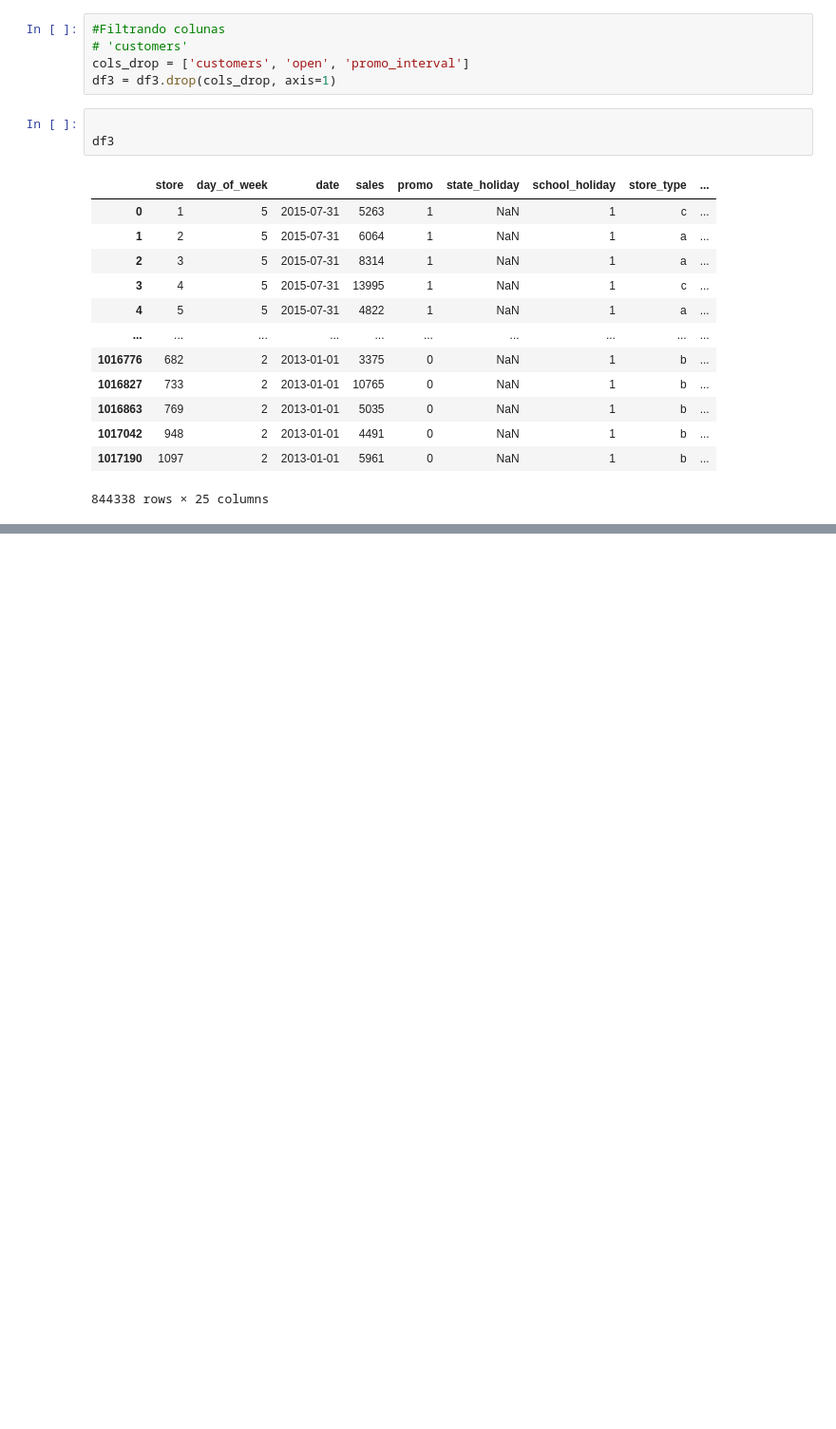
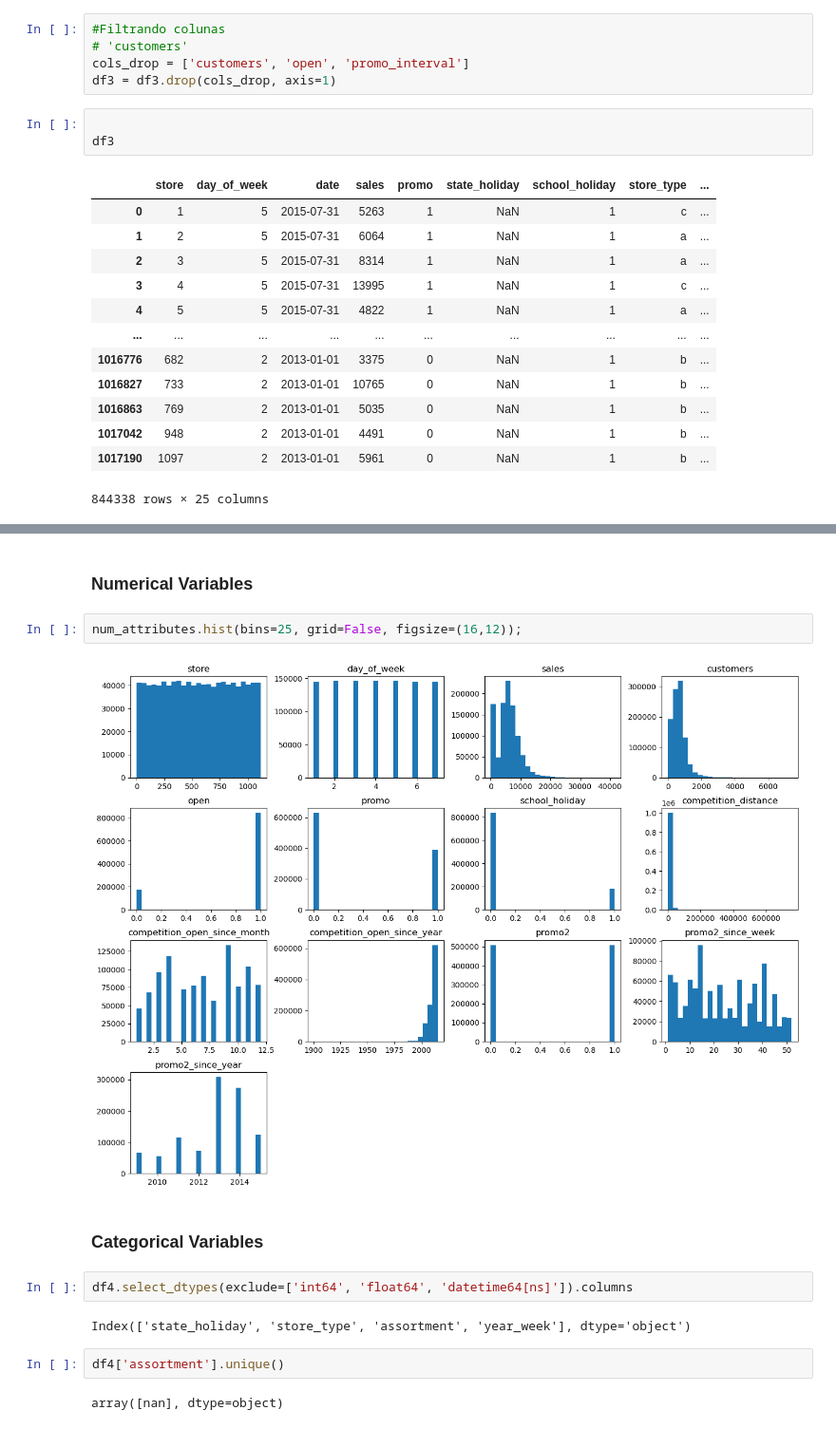
Before and after one commit to biazotogabriel/ds_em_producao, a Jupyter notebook: notebook.ipynb, the cells around one changed output, grey strips where cells are left out. Shown: that part at 95% size. Saved outputs shown, nothing was run; the diff lists cells and outputs as text; blank space fills up the shorter version.

```diff
--- a/notebook.ipynb
+++ b/notebook.ipynb
@@ -406,0 +423,16 @@ df3
+# %% [markdown]
+### Numerical Variables
+# %%
+num_attributes.hist(bins=25, grid=False, figsize=(16,12));
+# %% [output]
+[figure, added]
+# %% [markdown]
+### Categorical Variables
+# %%
+df4.select_dtypes(exclude=['int64', 'float64', 'datetime64[ns]']).columns
+# %% [output]
+Index(['state_holiday', 'store_type', 'assortment', 'year_week'], dtype='object')
+# %%
+df4['assortment'].unique()
+# %% [output]
+array([nan], dtype=object)
```
Also changed, not shown: parts of 16 cells of this notebook.
